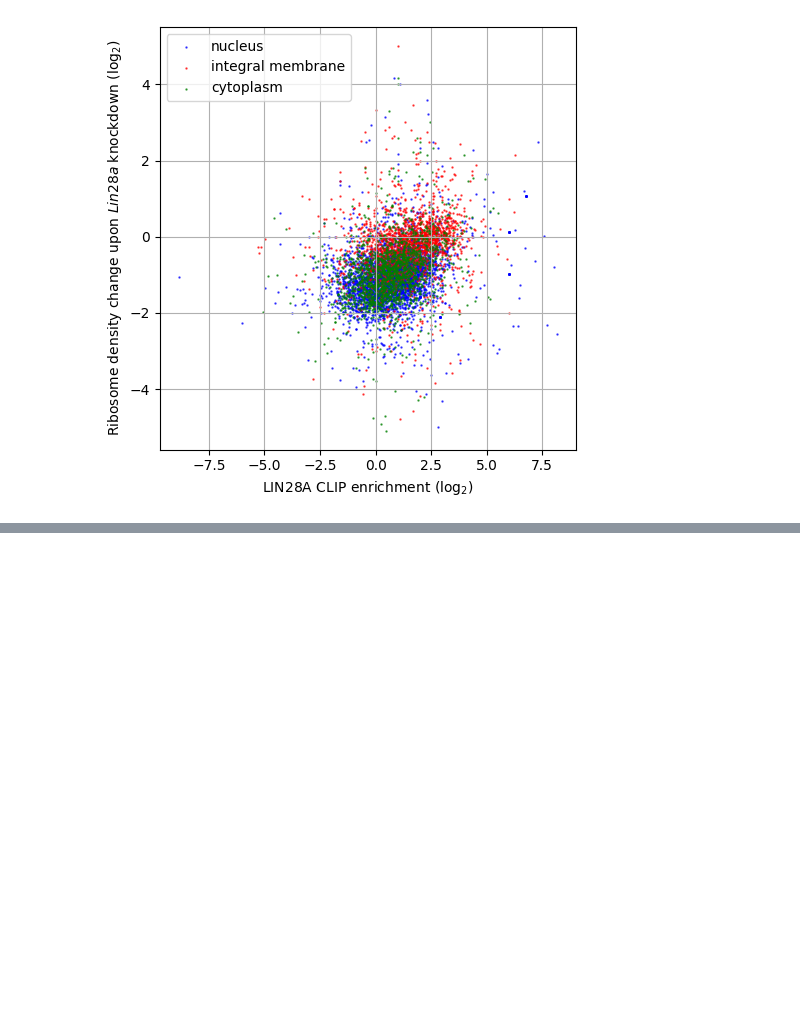
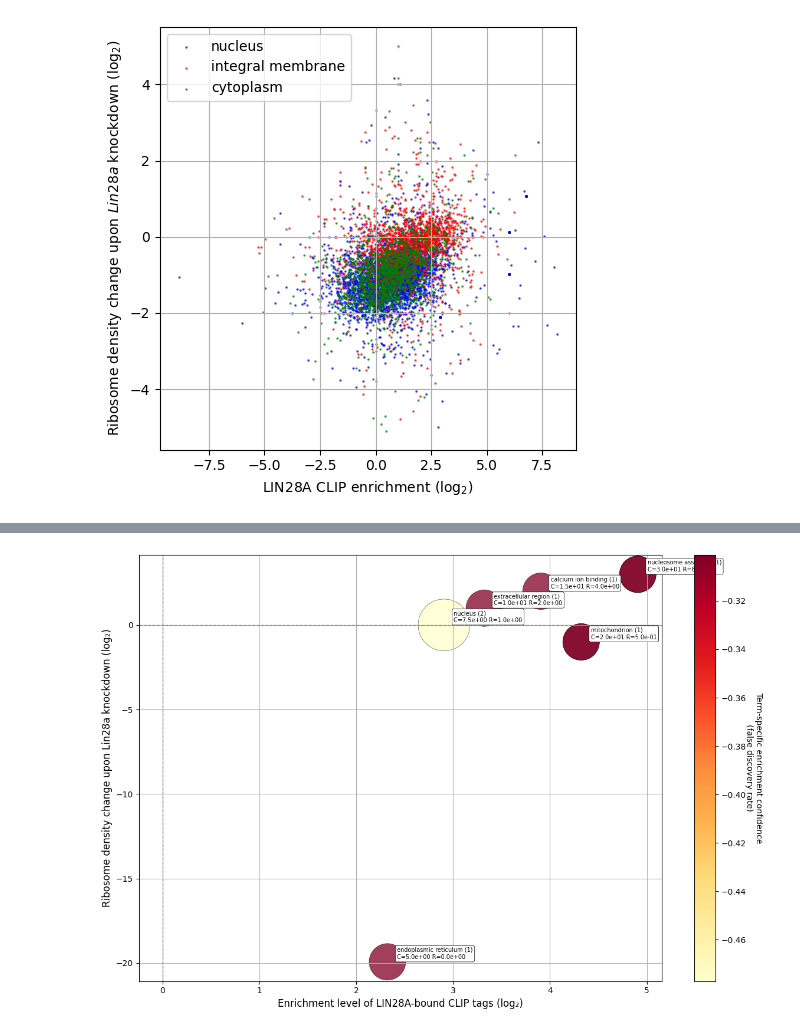
Before and after one commit to khs1119/lin28a-clip-seq, a Jupyter notebook: CoLab_TermProj_2025_1.ipynb, the cells around one changed output, grey strips where cells are left out. Saved outputs shown, nothing was run; the diff lists cells and outputs as text; code cells hidden in the pictures; blank space fills up the shorter version.

```diff
--- a/CoLab_TermProj_2025_1.ipynb
+++ b/CoLab_TermProj_2025_1.ipynb
@@ -371,0 +633,88 @@ plt.show()
+# %%
+import pandas as pd
+import numpy as np
+import matplotlib.pyplot as plt
+
+cnts_annot = pd.DataFrame({
+    'Geneid': ['gene1', 'gene2', 'gene3', 'gene4', 'gene5', 'gene6'],
+    'clip_enrichment': [10, 20, 0, 5, 15, 30],
+    'rden_change': [2, 0.5, 1, 0, 4, 8],
+    'go_terms': [
+        'extracellular region; nucleus',
+        'mitochondrion; cytoplasm',
+        np.nan,
+        'endoplasmic reticulum; nucleus',
+        'calcium ion binding',
+        'nucleosome assembly; nucleosome'
+    ]
+})
+
+cnts_go = cnts_annot.dropna(subset=['go_terms']).copy()
+cnts_go['go_term'] = cnts_go['go_terms'].str.split(';')
+cnts_go = cnts_go.explode('go_term')
+cnts_go['go_term'] = cnts_go['go_term'].str.strip()
+
+go_data = cnts_go.groupby('go_term').agg(
+    clip_enrichment_mean=('clip_enrichment', 'mean'),
+    rden_change_mean=('rden_change', 'mean'),
+    gene_count=('Geneid', 'count')
+).reset_index()
+
+pseudo = 1e-6
+go_data['log2_clip_enrichment'] = np.log2(go_data['clip_enrichment_mean'] + pseudo)
+go_data['log2_rden_change'] = np.log2(go_data['rden_change_mean'] + pseudo)
+go_data['fdr'] = 1 / (go_data['gene_count'] + 1)
+
+log_fdr = np.log10(go_data['fdr'])
+norm = plt.Normalize(vmin=log_fdr.min(), vmax=log_fdr.max())
+colors = plt.cm.YlOrRd(norm(log_fdr))
+
+fig, ax = plt.subplots(figsize=(12, 8))
+sc = ax.scatter(
+    go_data['log2_clip_enrichment'],
+    go_data['log2_rden_change'],
+    s=go_data['gene_count'] * 2000,
+    c=colors,
+    edgecolors='black',
+    linewidths=0.4,
+    alpha=0.75,
+    marker='o'
+)
+
+highlight_terms = [
+    "extracellular region", "endoplasmic reticulum membrane",
+    "glycosaminoglycan metabolic process", "endoplasmic reticulum",
+    "endoplasmic reticulum lumen", "mitochondrion", "cell surface",
+    "calcium ion binding", "Golgi apparatus", "nucleus",
+    "cytoplasm", "nucleosome assembly", "nucleosome"
+]
+
+highlight_df = go_data[go_data['go_term'].isin(highlight_terms)]
+
+for _, row in highlight_df.iterrows():
+    ax.text(
+        row['log2_clip_enrichment'] + 0.1,
+        row['log2_rden_change'] + 0.1,
+        f"{row['go_term']} ({row['gene_count']})\n"
+        f"C={row['clip_enrichment_mean']:.1e} R={row['rden_change_mean']:.1e}",
+        fontsize=7,
+        ha='left',
+        va='bottom',
+        bbox=dict(boxstyle="round,pad=0.3", fc="white", ec="black", lw=0.5)
+    )
+
+ax.axhline(0, color='gray', linestyle='--', linewidth=1)
+ax.axvline(0, color='gray', linestyle='--', linewidth=1)
+ax.set_xlabel('Enrichment level of LIN28A-bound CLIP tags (log₂)', fontsize=12)
+ax.set_ylabel('Ribosome density change upon Lin28a knockdown (log₂)', fontsize=12)
+ax.grid(True)
+
+sm = plt.cm.ScalarMappable(cmap='YlOrRd', norm=norm)
+sm.set_array([])
+cbar = plt.colorbar(sm, ax=ax)
+cbar.set_label('Term-specific enrichment confidence\n(false discovery rate)', rotation=270, labelpad=20)
+
+plt.tight_layout()
+plt.show()
+# %% [output]
+[figure, added]
```
Also changed, not shown: parts of 27 cells of this notebook.
